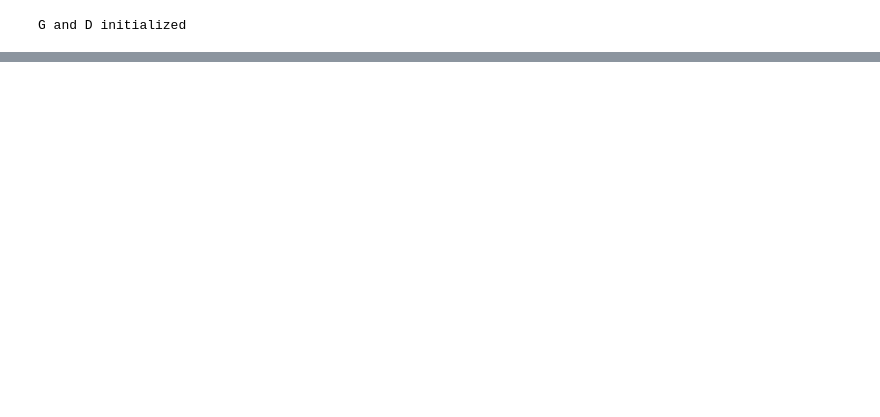
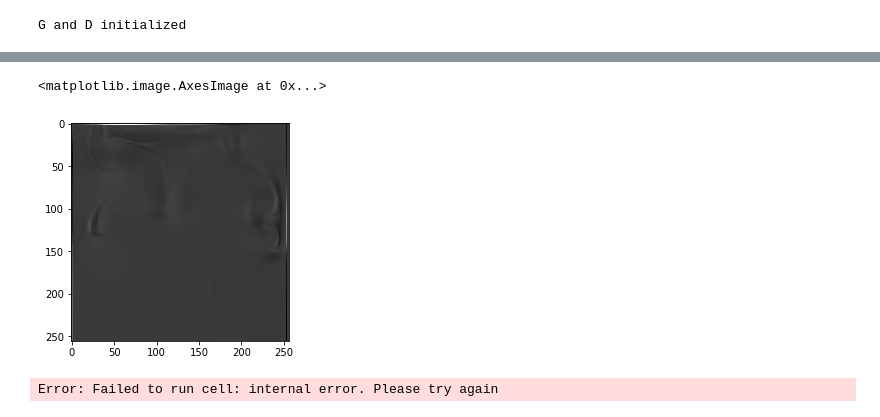
Before and after one commit to alexeybelkov/FluidControlGAN, a Jupyter notebook: den2vel.ipynb, the cells around one changed output, grey strips where cells are left out. Cells and saved outputs as stored; diff of their text form; code cells hidden in the pictures; blank space fills up the shorter version.

```diff
--- a/den2vel.ipynb
+++ b/den2vel.ipynb
@@ -477,0 +574,20 @@ train(G, D, optG, optD, train_loader, val_loader, 100, device, BATCH_SIZE)
+# %%
+#!g1.1
+vel = no_obs_val_dataset[797][1][None]
+vdx = F.pad((vel[:, 1, :, 1:] - vel[:, 1, :, :-1])[:, None], (0, 1, 0, 0), mode='replicate')
+udy = F.pad((vel[:, 0, 1:] - vel[:, 0, :-1])[:, None], (0, 0, 0, 1), mode='replicate')
+
+w = vdx - udy
+plt.imshow(w[0][0], cmap='gray')
+# %% [output]
+<matplotlib.image.AxesImage at 0x...>
+[figure, added]
+# %%
+#!g1.1
+
+    if i == 20:
+        break
+    plt.imshow(den[0, 0])
+    plt.show()
+# %% [output]
+Error: Failed to run cell: internal error. Please try again
```
Also changed, not shown: parts of 13 cells of this notebook.
